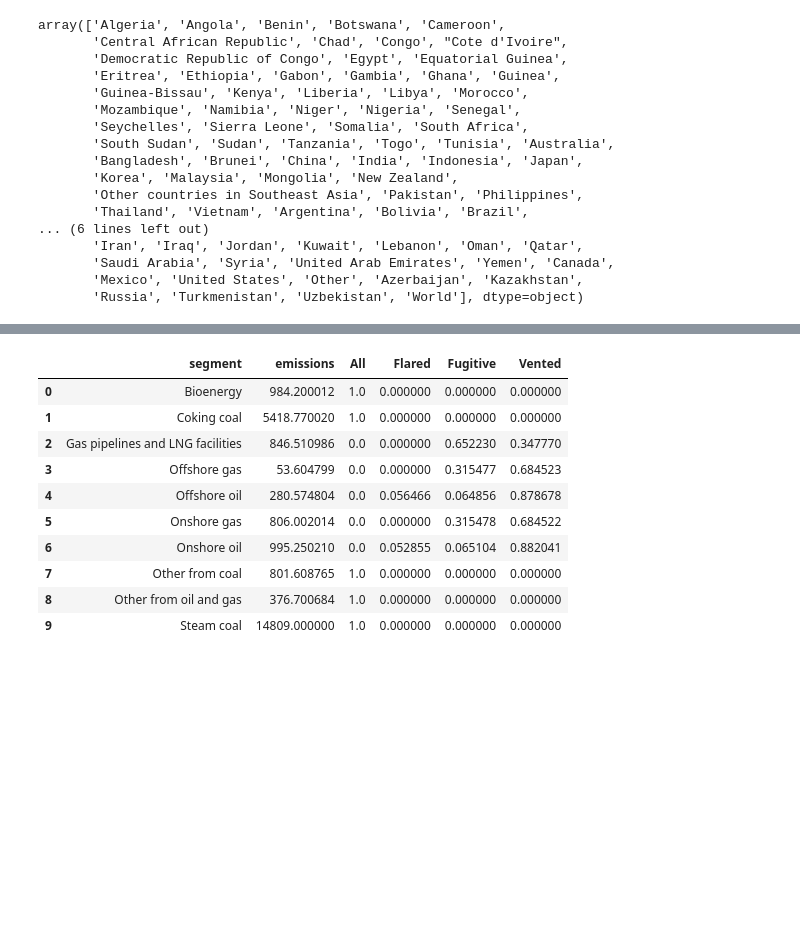
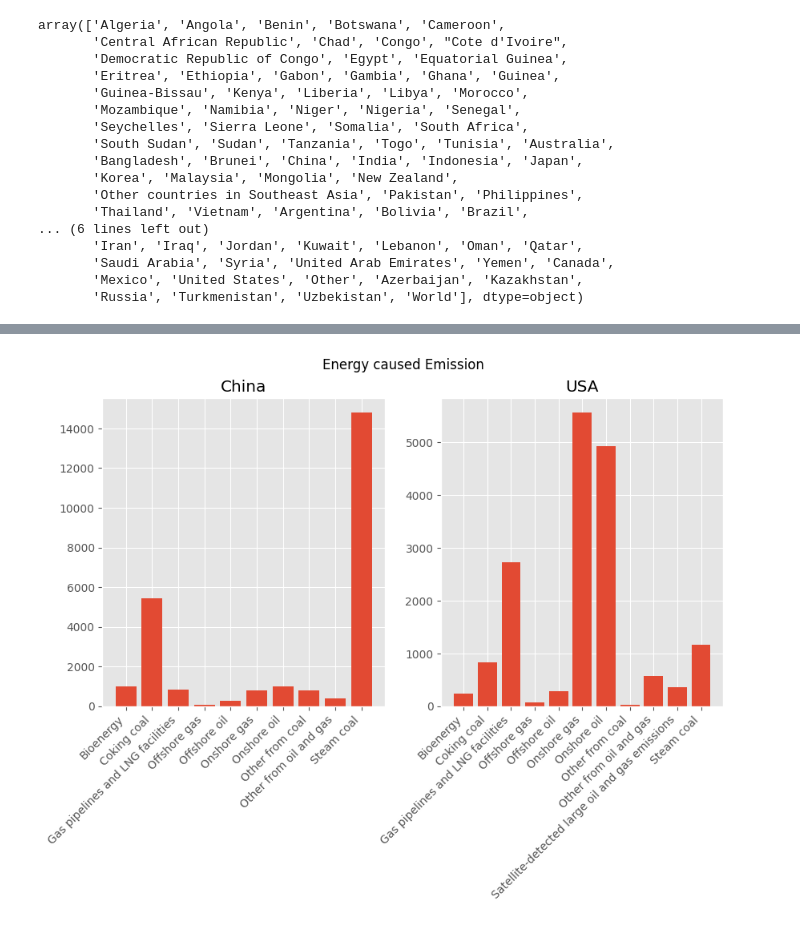
Before and after one commit to Akash-sh/uni-projects, a Jupyter notebook: Global Emissions Analysis/Analysis.ipynb, the cells around one changed output, grey strips where cells are left out. Saved outputs shown, nothing was run; the diff lists cells and outputs as text; code cells hidden in the pictures; blank space fills up the shorter version.

```diff
--- a/Global Emissions Analysis/Analysis.ipynb
+++ b/Global Emissions Analysis/Analysis.ipynb
@@ -73,14 +78,25 @@ ratio_sub_frame = pd.DataFrame(x, columns=colnames)
-# %%
-pd.concat([emission_by_segment,ratio_sub_frame], axis = 1)
-# %% [output]
-|  | segment | emissions | All | Flared | Fugitive | Vented |
-| 0 | Bioenergy | 984.200012 | 1.0 | 0.000000 | 0.000000 | 0.000000 |
-| 1 | Coking coal | 5418.770020 | 1.0 | 0.000000 | 0.000000 | 0.000000 |
-| 2 | Gas pipelines and LNG facilities | 846.510986 | 0.0 | 0.000000 | 0.652230 | 0.347770 |
-| 3 | Offshore gas | 53.604799 | 0.0 | 0.000000 | 0.315477 | 0.684523 |
-| 4 | Offshore oil | 280.574804 | 0.0 | 0.056466 | 0.064856 | 0.878678 |
-| 5 | Onshore gas | 806.002014 | 0.0 | 0.000000 | 0.315478 | 0.684522 |
-| 6 | Onshore oil | 995.250210 | 0.0 | 0.052855 | 0.065104 | 0.882041 |
-| 7 | Other from coal | 801.608765 | 1.0 | 0.000000 | 0.000000 | 0.000000 |
-| 8 | Other from oil and gas | 376.700684 | 1.0 | 0.000000 | 0.000000 | 0.000000 |
-| 9 | Steam coal | 14809.000000 | 1.0 | 0.000000 | 0.000000 | 0.000000 |
+# %%
+USA = Energy_by_country('United States')
+China = Energy_by_country('China')
+#etc..
+# %%
+# create a figure with two subplots arranged horizontally
+fig, axs = plt.subplots(1, 2, figsize=(10, 5))
+
+# create the first bar plot in the first subplot
+axs[0].bar(China.segment, China.emissions)
+axs[0].set_title('China')
+axs[0].set_xticklabels(axs[0].get_xticklabels(), rotation=45, ha='right')
+
+# create the second bar plot in the second subplot
+axs[1].bar(USA.segment, USA.emissions)
+axs[1].set_title('USA')
+axs[1].set_xticklabels(axs[1].get_xticklabels(), rotation=45, ha='right')
+
+# add a title to the figure
+fig.suptitle('Energy caused Emission')
+
+# display the figure
+plt.show()
+# %% [output]
+[figure, added]
```
Also changed, not shown: parts of 8 cells of this notebook.
